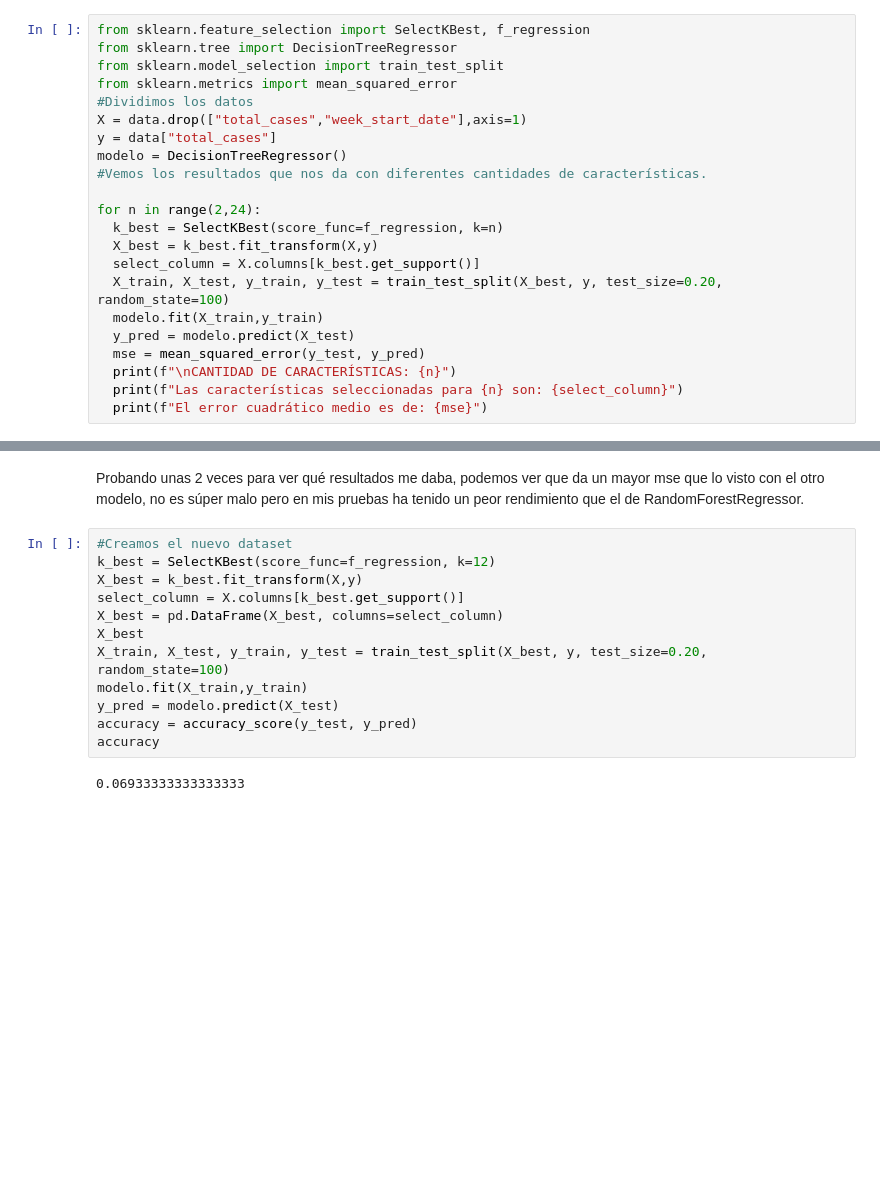
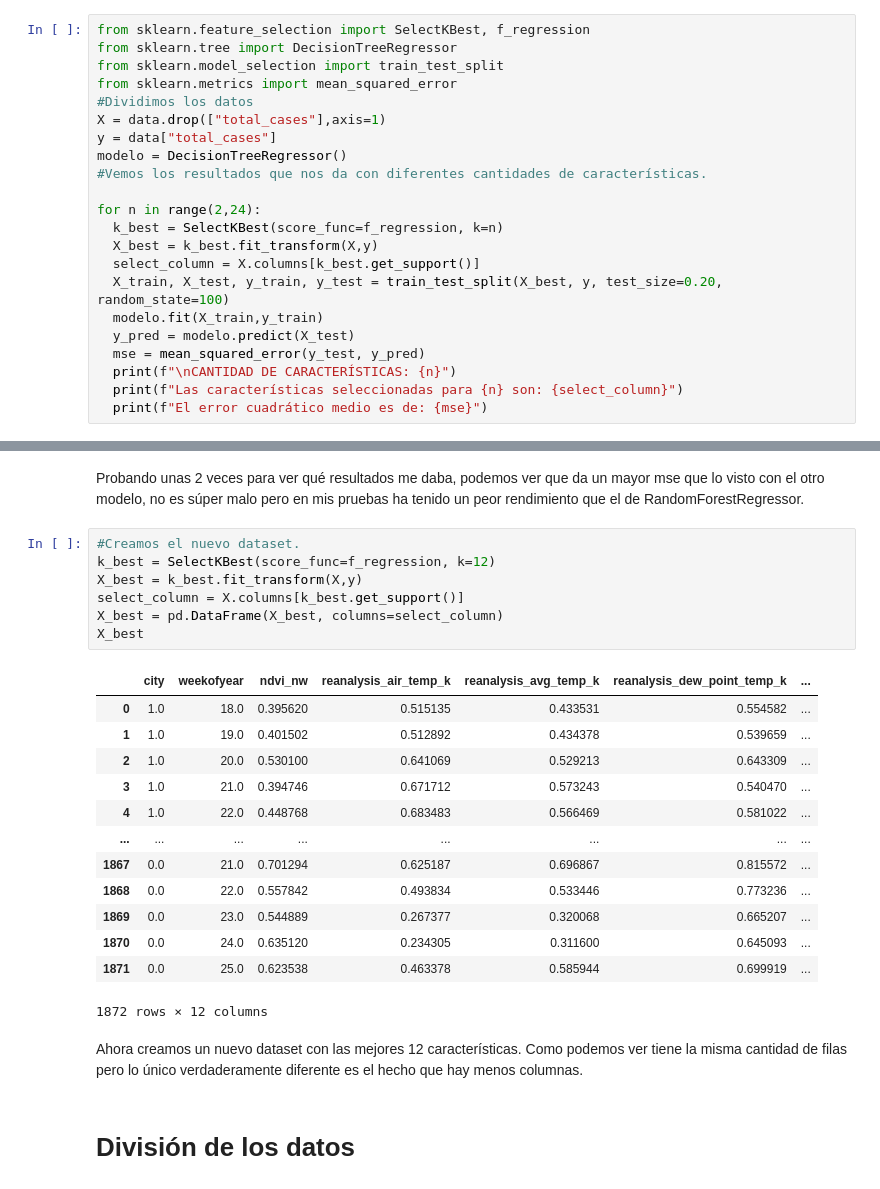
Before and after one commit to Yamito548/Proyecto-Denge, a Jupyter notebook: proyecto_denge_SNS.ipynb, the cells around one changed output, grey strips where cells are left out. Cells and saved outputs as stored; diff of their text form; blank space fills up the shorter version.

```diff
--- a/proyecto_denge_SNS.ipynb
+++ b/proyecto_denge_SNS.ipynb
@@ -174,7 +260,7 @@ from sklearn.tree import DecisionTreeRegressor
 from sklearn.model_selection import train_test_split
 from sklearn.metrics import mean_squared_error
 #Dividimos los datos
-X = data.drop(["total_cases","week_start_date"],axis=1)
+X = data.drop(["total_cases"],axis=1)
 y = data["total_cases"]
 modelo = DecisionTreeRegressor()
 #Vemos los resultados que nos da con diferentes cantidades de características.
@@ -193,16 +297,27 @@ for n in range(2,24):
 # %% [markdown]
 Probando unas 2 veces para ver qué resultados me daba, podemos ver que da un mayor mse que lo visto con el otro modelo, no es súper malo pero en mis pruebas ha tenido un peor rendimiento que el de RandomForestRegressor.
 # %%
-#Creamos el nuevo dataset
+#Creamos el nuevo dataset.
 k_best = SelectKBest(score_func=f_regression, k=12)
 X_best = k_best.fit_transform(X,y)
 select_column = X.columns[k_best.get_support()]
 X_best = pd.DataFrame(X_best, columns=select_column)
 X_best
-X_train, X_test, y_train, y_test = train_test_split(X_best, y, test_size=0.20, random_state=100)
-modelo.fit(X_train,y_train)
-y_pred = modelo.predict(X_test)
-accuracy = accuracy_score(y_test, y_pred)
-accuracy
 # %% [output]
+|  | city | weekofyear | ndvi_nw | reanalysis_air_temp_k | reanalysis_avg_temp_k | reanalysis_dew_point_temp_k | ... |
+| 0 | 1.0 | 18.0 | 0.395620 | 0.515135 | 0.433531 | 0.554582 | ... |
+| 1 | 1.0 | 19.0 | 0.401502 | 0.512892 | 0.434378 | 0.539659 | ... |
+| 2 | 1.0 | 20.0 | 0.530100 | 0.641069 | 0.529213 | 0.643309 | ... |
+| 3 | 1.0 | 21.0 | 0.394746 | 0.671712 | 0.573243 | 0.540470 | ... |
+| 4 | 1.0 | 22.0 | 0.448768 | 0.683483 | 0.566469 | 0.581022 | ... |
+| ... | ... | ... | ... | ... | ... | ... | ... |
+| 1867 | 0.0 | 21.0 | 0.701294 | 0.625187 | 0.696867 | 0.815572 | ... |
+| 1868 | 0.0 | 22.0 | 0.557842 | 0.493834 | 0.533446 | 0.773236 | ... |
+| 1869 | 0.0 | 23.0 | 0.544889 | 0.267377 | 0.320068 | 0.665207 | ... |
+| 1870 | 0.0 | 24.0 | 0.635120 | 0.234305 | 0.311600 | 0.645093 | ... |
+| 1871 | 0.0 | 25.0 | 0.623538 | 0.463378 | 0.585944 | 0.699919 | ... |
-0.06933333333333333
+1872 rows × 12 columns
+# %% [markdown]
+Ahora creamos un nuevo dataset con las mejores 12 características. Como podemos ver tiene la misma cantidad de filas pero lo único verdaderamente diferente es el hecho que hay menos columnas.
+# %% [markdown]
+# División de los datos
```
Also changed, not shown: parts of 68 cells of this notebook.
